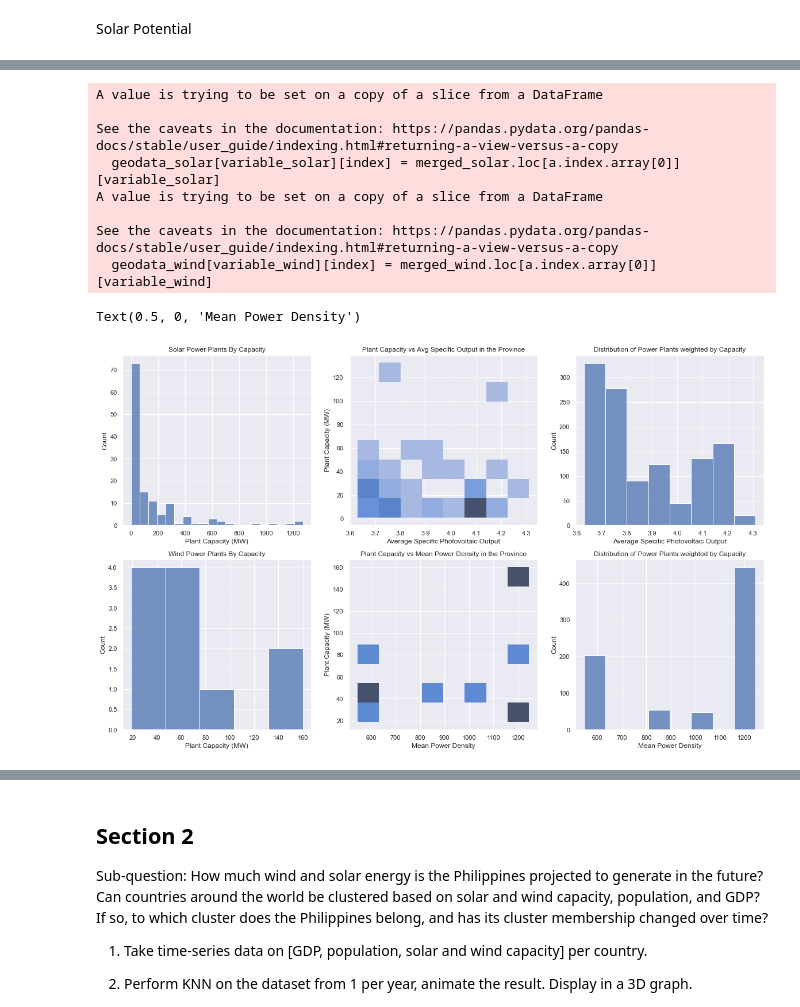
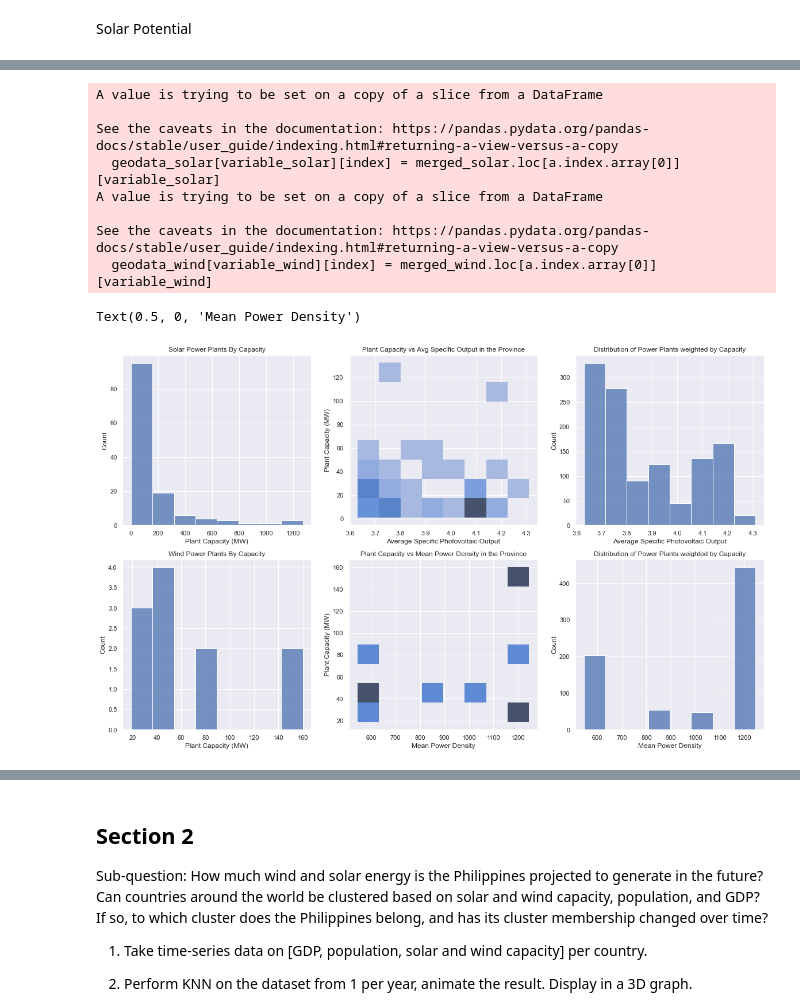
Before and after one commit to RaynorChavez/Solar-Wind-Energy-Analysis-Philippines, a Jupyter notebook: [Final] Philippines Solar and Wind Power Analysis.ipynb, the cells around one changed output, grey strips where cells are left out. Saved outputs shown, nothing was run; the diff lists cells and outputs as text; code cells hidden in the pictures.

```diff
--- a/[Final] Philippines Solar and Wind Power Analysis.ipynb
+++ b/[Final] Philippines Solar and Wind Power Analysis.ipynb
@@ -30,9 +30,24 @@ map_df = gpd.read_file(fp)
 map_df.columns
 map_df = map_df[['ADM2_EN', 'geometry']]
 # %%
+# PowerPlants
+powerplantsfp = '.\Data\PowerPlants\global_power_plant_database.csv'
+powerplants = pd.read_csv(powerplantsfp)
+powerplants = powerplants[powerplants.country_long == 'Philippines']
+powerplants.capacity_mw = pd.to_numeric(powerplants.capacity_mw, errors='coerce')
+
+crs = {'init':'epsg:4326'}
+
+solar_powerplants = powerplants[powerplants.primary_fuel == 'Solar']
+solargeometry=[Point(xy) for xy in zip(solar_powerplants["longitude"], solar_powerplants["latitude"])]
+geodata_solar=gpd.GeoDataFrame(solar_powerplants,crs=crs, geometry=solargeometry)
+
+wind_powerplants = powerplants[powerplants.primary_fuel == 'Wind']
+windgeometry=[Point(xy) for xy in zip(wind_powerplants["longitude"], wind_powerplants["latitude"])]
+geodata_wind=gpd.GeoDataFrame(wind_powerplants,crs=crs, geometry=windgeometry)
 
 # create figure and axes for Matplotlib
-fig, (ax1,ax2) = plt.subplots(1,2, figsize=(40, 20))
+fig, (ax1,ax2) = plt.subplots(1,2, figsize=(60, 30))
 
 # Data for Wind Potential Heatmap
 datafp = '.\Data\WindPotential\Philippine_regions_windpotential.csv'
@@ -55,17 +70,17 @@ variable_solar = "avg_specific_pv_output"
 # Modifying Axes
 #ax1.axis("off")
 ax1.set_title("Wind Power Plants in the Philippines", fontdict = {"fontsize": "25", "fontweight":"3"})
-ax1.tick_params(labelsize=10)
-ax1.figure.axes[1].tick_params(labelsize=10)
+#ax1.tick_params(labelsize=15)
+ax1.figure.axes[1].tick_params(labelsize=15)
 ax1.yaxis.set_label_position('right')
-ax1.set_ylabel("Mean Powe Densite")
+ax1.set_ylabel("Mean Power Densite")
 ax1.annotate("Source: Global Wind Map, 2022",xy=(0, .0), xycoords="figure fraction", horizontalalignment="left", verticalalignment="top", fontsize=12, color="#555555")
 
 #ax2.axis("off")
 ax2.set_title("Solar Power Plants in the Philippines", fontdict = {"fontsize": "25", "fontweight":"3"})
-ax2.figure.axes[1].tick_params(labelsize=10)
+ax2.figure.axes[1].tick_params(labelsize=15)
 ax2.yaxis.set_label_position('right')
-ax2.set_ylabel("Average Specific Photovoltaic Output")
+ax2.set_ylabel("Average Specific Photovoltaic Power Output")
 ax2.annotate("Source: Global Solar Map, 2022",xy=(0.4, .0), xycoords="figure fraction", horizontalalignment="left", verticalalignment="top", fontsize=12, color="#555555")
 
 
@@ -88,7 +108,7 @@ for index, entry in geodata_solar.iterrows():
     geodata_solar[variable_solar][index] = merged_solar.loc[a.index.array[0]][variable_solar]
 
 fig, ((h1,h2,h3), (h4,h5,h6)) = plt.subplots(2,3, figsize=(20, 12))
-sns.histplot(x='capacity_mw', data=powerplants, ax=h1)
+sns.histplot(x='capacity_mw', data=powerplants, ax=h1,bins=8)
 h1.set_title("Solar Power Plants By Capacity")
 h1.set_xlabel("Plant Capacity (MW)")
 sns.histplot(x=variable_solar, data=geodata_solar,y="capacity_mw",  bins=8, ax=h2)
@@ -98,32 +118,32 @@ h2.set_ylabel("Plant Capacity (MW)")
 sns.histplot(x=variable_solar, data=geodata_solar, weights='capacity_mw', bins=8, ax=h3)
 h3.set_title("Distribution of Power Plants weighted by Capacity")
 h3.set_xlabel("Average Specific Photovoltaic Output")
 
 #Wind Powerplants analyses
 geodata_wind[variable_wind] = None
 for index, entry in geodata_wind.iterrows():
     a = merged_wind.geometry.contains(entry['geometry'])
     a = a[a == True]
     geodata_wind[variable_wind][index] = merged_wind.loc[a.index.array[0]][variable_wind]
 
-sns.histplot(x='capacity_mw', data=geodata_wind, ax=h4)
+sns.histplot(x='capacity_mw', data=geodata_wind, ax=h4, bins=8)
 h4.set_title("Wind Power Plants By Capacity")
 h4.set_xlabel("Plant Capacity (MW)")
 sns.histplot(x=variable_wind, data=geodata_wind, y="capacity_mw",  bins=8, ax=h5)
 h5.set_title("Plant Capacity vs Mean Power Density in the Province")
 h5.set_xlabel("Mean Power Density")
 h5.set_ylabel("Plant Capacity (MW)")
 sns.histplot(x=variable_wind,data=geodata_wind, weights='capacity_mw', bins=8, ax=h6)
 h6.set_title("Distribution of Power Plants weighted by Capacity")
 h6.set_xlabel("Mean Power Density")
 # %% [output]
 A value is trying to be set on a copy of a slice from a DataFrame
 
 See the caveats in the documentation: https://pandas.pydata.org/pandas-docs/stable/user_guide/indexing.html#returning-a-view-versus-a-copy
   geodata_solar[variable_solar][index] = merged_solar.loc[a.index.array[0]][variable_solar]
 A value is trying to be set on a copy of a slice from a DataFrame
 
 See the caveats in the documentation: https://pandas.pydata.org/pandas-docs/stable/user_guide/indexing.html#returning-a-view-versus-a-copy
   geodata_wind[variable_wind][index] = merged_wind.loc[a.index.array[0]][variable_wind]
 Text(0.5, 0, 'Mean Power Density')
-[figure, old version]
+[figure, new version]
```
Also changed, not shown: parts of 7 cells of this notebook, 1 other file.
